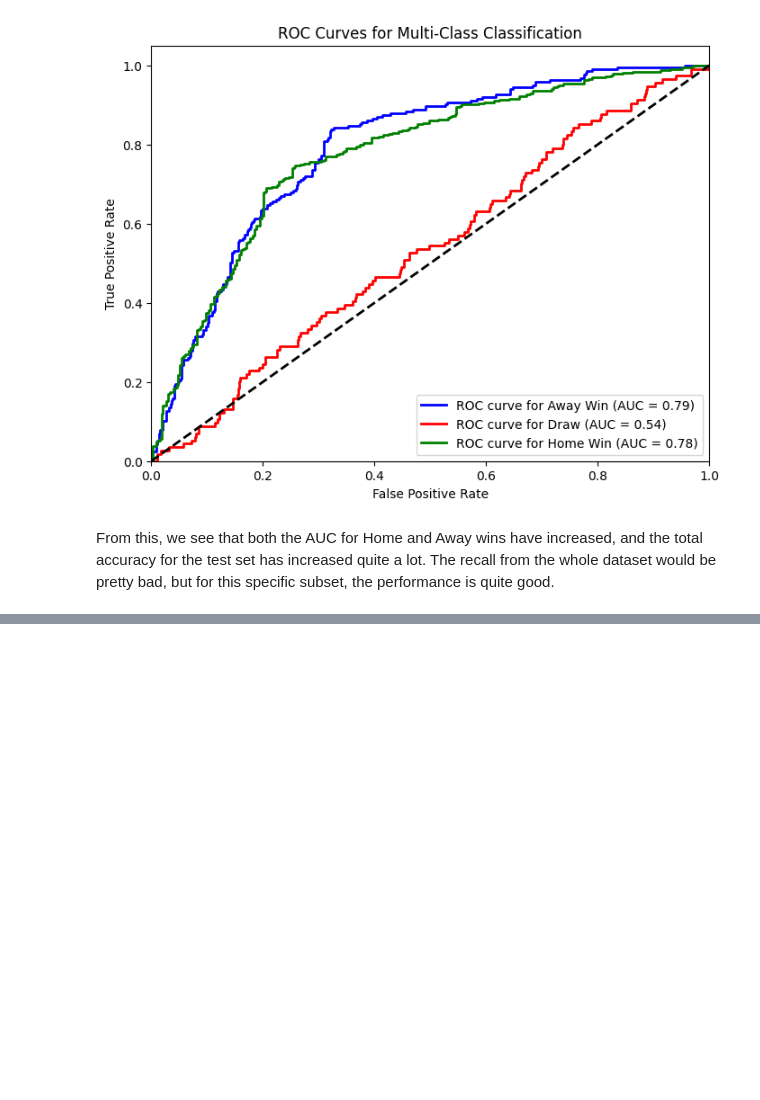
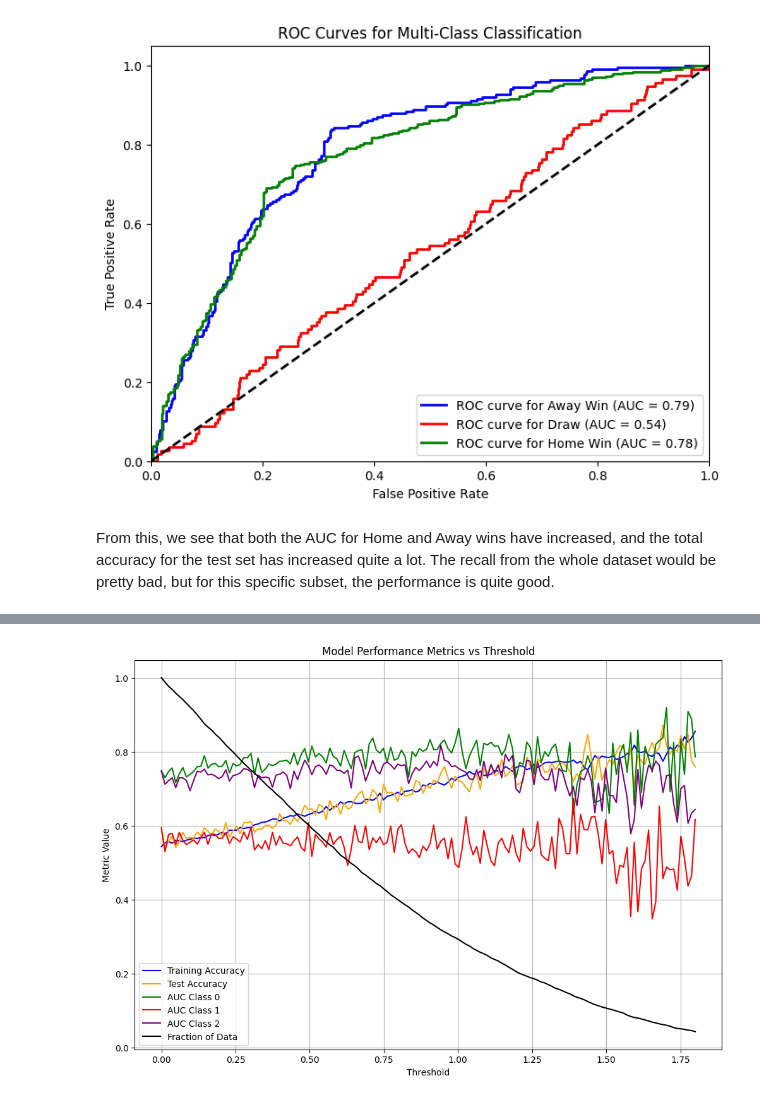
Before and after one commit to heiken1108/Match-Predictor, a Jupyter notebook: notebooks/Heiken/7. Logistic Regression.ipynb, the cells around one changed output, grey strips where cells are left out. Cells and saved outputs as stored; diff of their text form; code cells hidden in the pictures; blank space fills up the shorter version.

Commit message:
Made notebook with logistic regression

```diff
--- a/notebooks/Heiken/7. Logistic Regression.ipynb
+++ b/notebooks/Heiken/7. Logistic Regression.ipynb
@@ -193,0 +257,8 @@ From this, we see that both the AUC for Home and Away wins have increased, and t
+# %%
+X = data[x_cols]
+y = data['FTHG'] - data['FTAG']
+
+X_train, X_test, y_train, y_test = train_test_split(X,y,test_size=0.2, random_state=42)
+# %%
+model = LinearRegression()
+model.fit(X_train, y_train)
@@ -193,0 +275,6 @@ From this, we see that both the AUC for Home and Away wins have increased, and t
+# %%
+y_pred = model.predict(X_test)
+
+# Add the predicted goal difference back to the original dataset
+data['Expected Goal Difference'] = model.predict(X)
+data
@@ -193,0 +336,50 @@ From this, we see that both the AUC for Home and Away wins have increased, and t
+# %%
+import matplotlib.pyplot as plt
+
+# Assuming `data`, `model`, and `scaler` are already defined in your environment
+# Generate a range of threshold values
+threshold_range = np.linspace(0, 1.8, 150)
+
+# Collect the results for each threshold value
+results = {
+    "threshold": [],
+    "training_accuracy": [],
+    "test_accuracy": [],
+    "AUC_0": [],
+    "AUC_1": [],
+    "AUC_2": [],
+    "fraction": []
+}
+
+for threshold in threshold_range:
+    training_accuracy, test_accuracy, AUC_0, AUC_1, AUC_2, fraction = cost(data, model, scaler, threshold)
+    results["threshold"].append(threshold)
+    results["training_accuracy"].append(training_accuracy)
+    results["test_accuracy"].append(test_accuracy)
+    results["AUC_0"].append(AUC_0)
+    results["AUC_1"].append(AUC_1)
+    results["AUC_2"].append(AUC_2)
+    results["fraction"].append(fraction)
+
+
+# Convert results to a DataFrame for easier plotting
+results_df = pd.DataFrame(results)
+
+# Plot each metric against the threshold range
+plt.figure(figsize=(12, 8))
+plt.plot(results_df["threshold"], results_df["training_accuracy"], label="Training Accuracy", color="blue")
+plt.plot(results_df["threshold"], results_df["test_accuracy"], label="Test Accuracy", color="orange")
+plt.plot(results_df["threshold"], results_df["AUC_0"], label="AUC Class 0", color="green")
+plt.plot(results_df["threshold"], results_df["AUC_1"], label="AUC Class 1", color="red")
+plt.plot(results_df["threshold"], results_df["AUC_2"], label="AUC Class 2", color="purple")
+plt.plot(results_df["threshold"], results_df["fraction"], label="Fraction of Data", color="black")
+
+# Add plot labels and legend
+plt.xlabel("Threshold")
+plt.ylabel("Metric Value")
+plt.title("Model Performance Metrics vs Threshold")
+plt.legend()
+plt.grid(True)
+plt.show()
+# %% [output]
+[figure, added]
```
Also changed, not shown: parts of 16 cells of this notebook, 1 other file.
